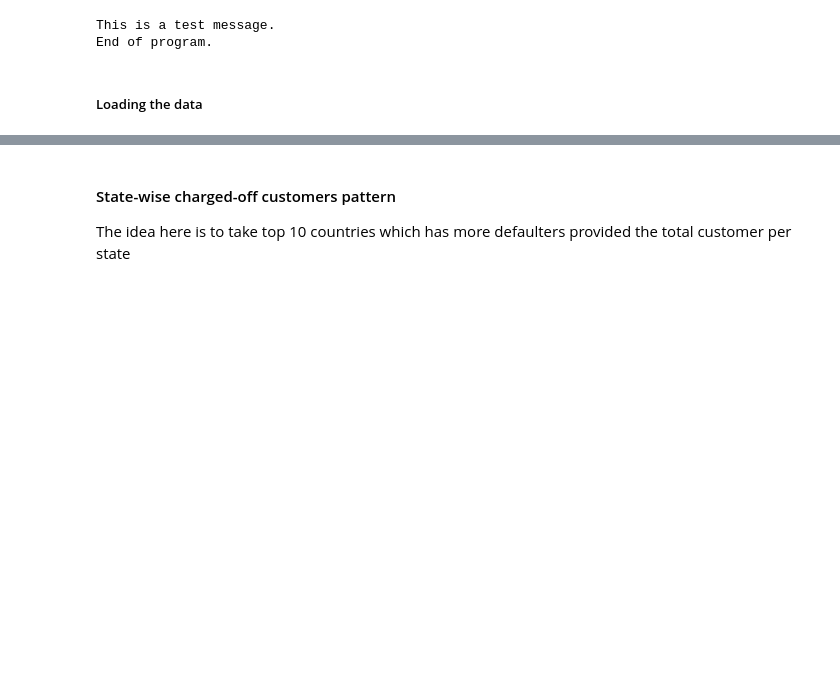
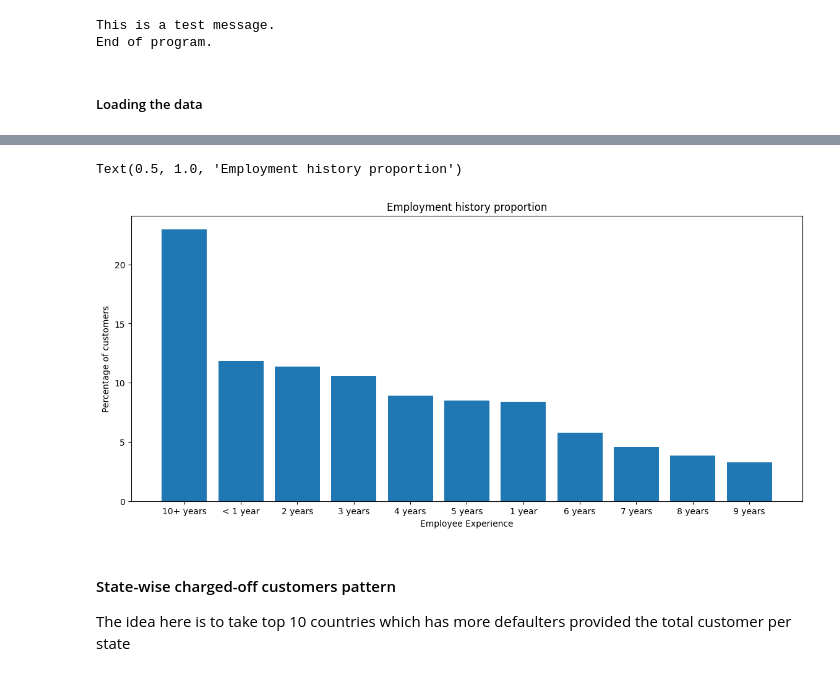
Before and after one commit to Abbhiraami/ML_AI_masters, a Jupyter notebook: case_study/lending_club_case_study.ipynb, the cells around one changed output, grey strips where cells are left out. Drawn from its saved outputs; the diff is of its cells as text; code cells hidden in the pictures; blank space fills up the shorter version.

```diff
--- a/case_study/lending_club_case_study.ipynb
+++ b/case_study/lending_club_case_study.ipynb
@@ -79,3 +102,13 @@ loan_db.shape
+# %%
+emp_exp=pd.DataFrame(loan_db['emp_length'].value_counts()/loan_db['emp_length'].value_counts().sum())
+pp.subplots(figsize=(14,6))
+pp.bar(emp_exp.index,emp_exp.emp_length*100)
+pp.xlabel('Employee Experience')
+pp.ylabel('Percentage of customers')
+pp.title('Employment history proportion')
+# %% [output]
+Text(0.5, 1.0, 'Employment history proportion')
+[figure, added]
 # %% [markdown]
 #### State-wise charged-off customers pattern
 The idea here is to take top 10 countries which has more defaulters provided the total customer per state
```
Also changed, not shown: parts of 31 cells of this notebook.
